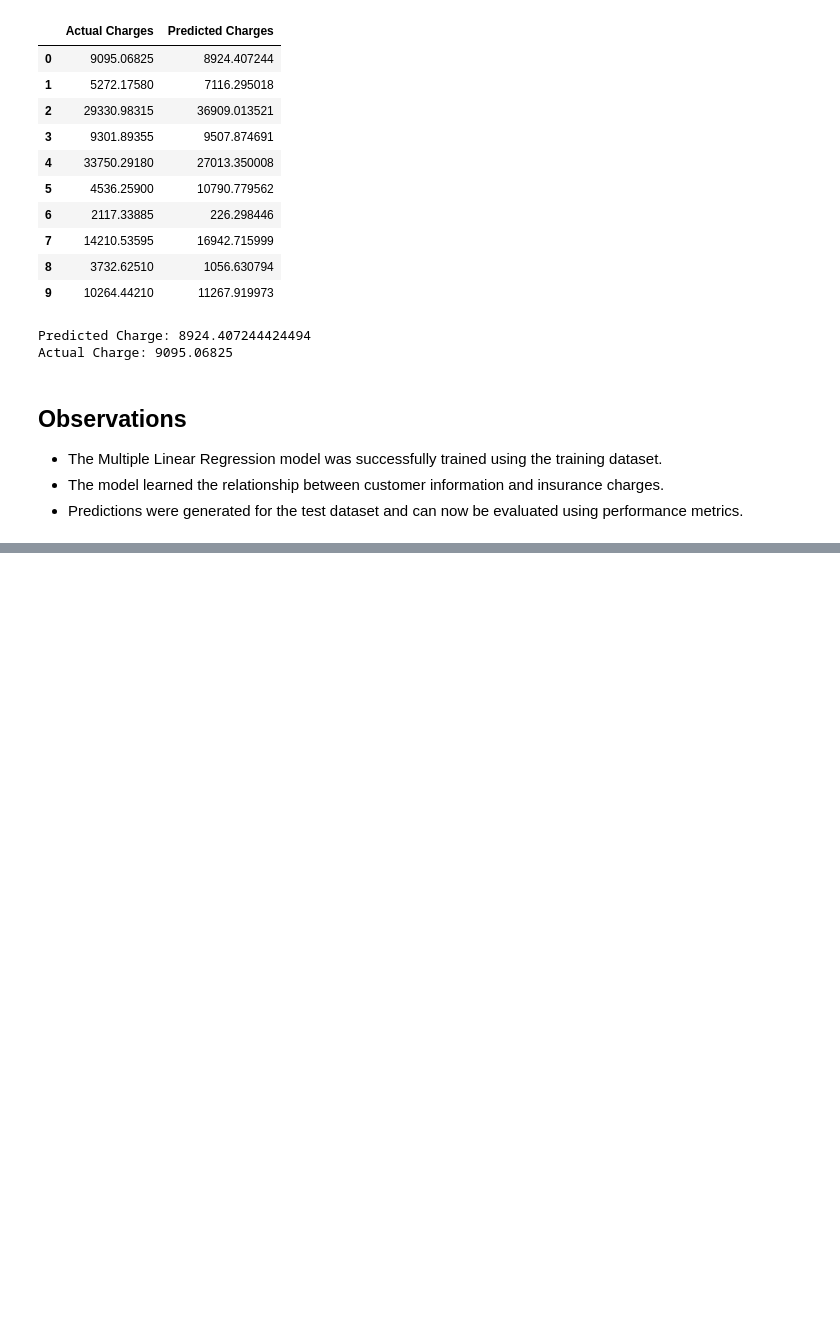
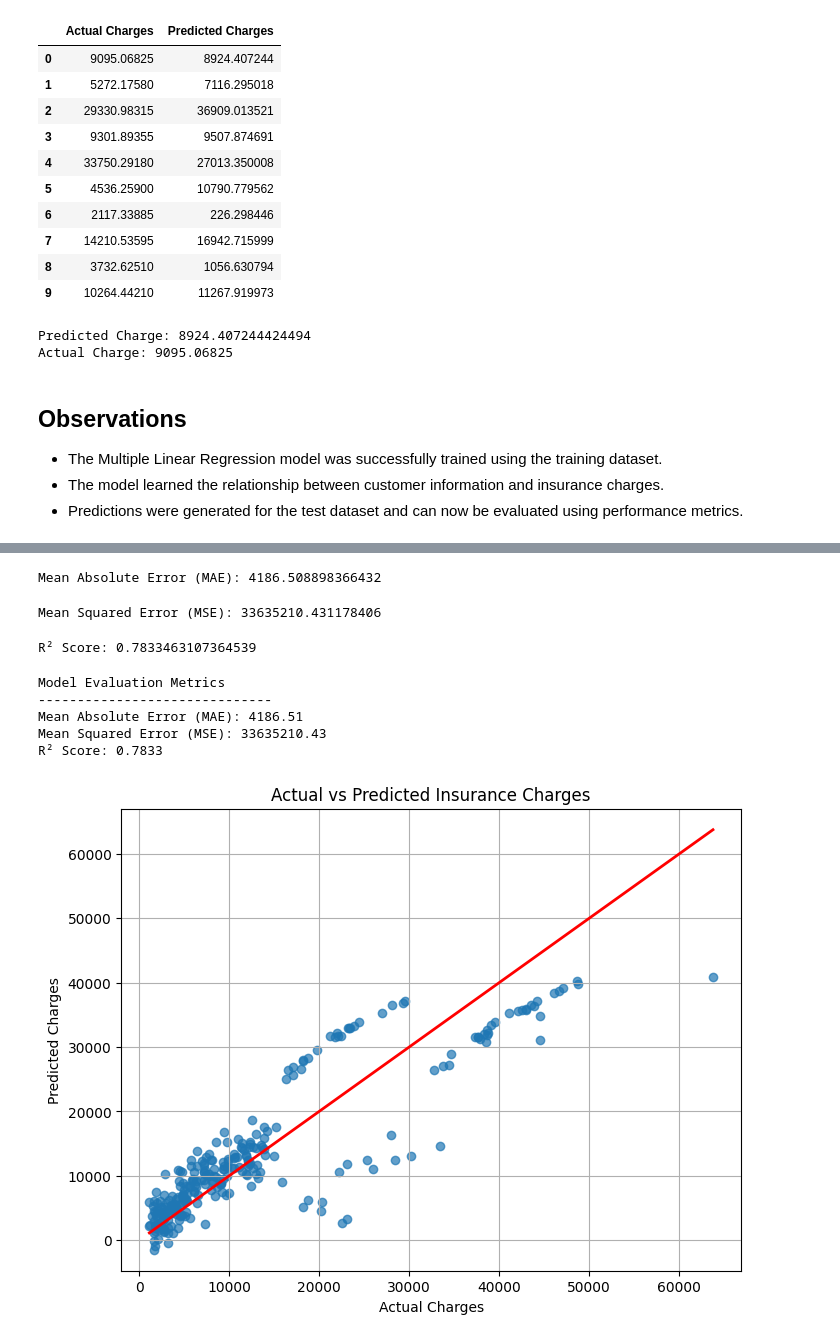
Before and after one commit to gunal777/Medical_Insurance_Cost_Prediction, a Jupyter notebook: Assignment-1.ipynb, the cells around one changed output, grey strips where cells are left out. Cells and saved outputs as stored; diff of their text form; code cells hidden in the pictures; blank space fills up the shorter version.

Commit message:
evaluated model performance

```diff
--- a/Assignment-1.ipynb
+++ b/Assignment-1.ipynb
@@ -283,0 +288,63 @@ Actual Charge: 9095.06825
+# %%
+# Calculate Mean Absolute Error
+
+mae = mean_absolute_error(y_test, y_pred)
+
+print("Mean Absolute Error (MAE):", mae)
+# %% [output]
+Mean Absolute Error (MAE): 4186.508898366432
+# %%
+# Calculate Mean Squared Error
+
+mse = mean_squared_error(y_test, y_pred)
+
+print("Mean Squared Error (MSE):", mse)
+# %% [output]
+Mean Squared Error (MSE): 33635210.431178406
+# %%
+# Calculate R² Score
+
+r2 = r2_score(y_test, y_pred)
+
+print("R² Score:", r2)
+# %% [output]
+R² Score: 0.7833463107364539
+# %%
+# Display evaluation metrics
+
+print("Model Evaluation Metrics")
+print("-" * 30)
+
+print(f"Mean Absolute Error (MAE): {mae:.2f}")
+print(f"Mean Squared Error (MSE): {mse:.2f}")
+print(f"R² Score: {r2:.4f}")
+# %% [output]
+Model Evaluation Metrics
+------------------------------
+Mean Absolute Error (MAE): 4186.51
+Mean Squared Error (MSE): 33635210.43
+R² Score: 0.7833
+# %%
+# Create a scatter plot of actual vs predicted charges
+
+plt.figure(figsize=(8, 6))
+
+plt.scatter(y_test, y_pred, alpha=0.7)
+
+plt.xlabel("Actual Charges")
+plt.ylabel("Predicted Charges")
+plt.title("Actual vs Predicted Insurance Charges")
+
+# Add the ideal prediction line
+plt.plot(
+    [y_test.min(), y_test.max()],
+    [y_test.min(), y_test.max()],
+    color="red",
+    linewidth=2
+)
+
+plt.grid(True)
+
+plt.show()
+# %% [output]
+[figure, added]
```
Also changed, not shown: parts of 2 cells of this notebook.
